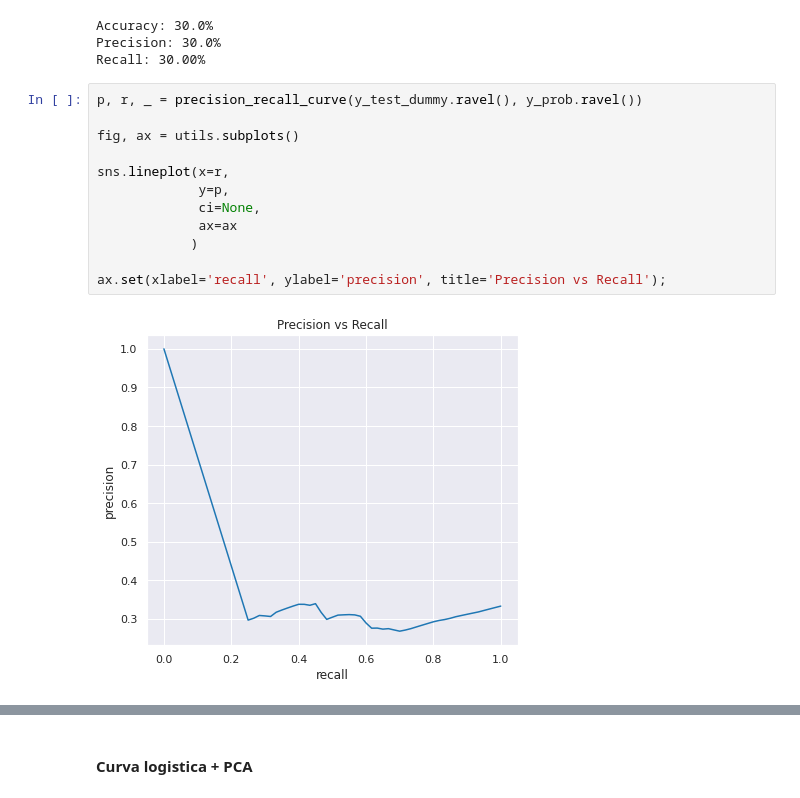
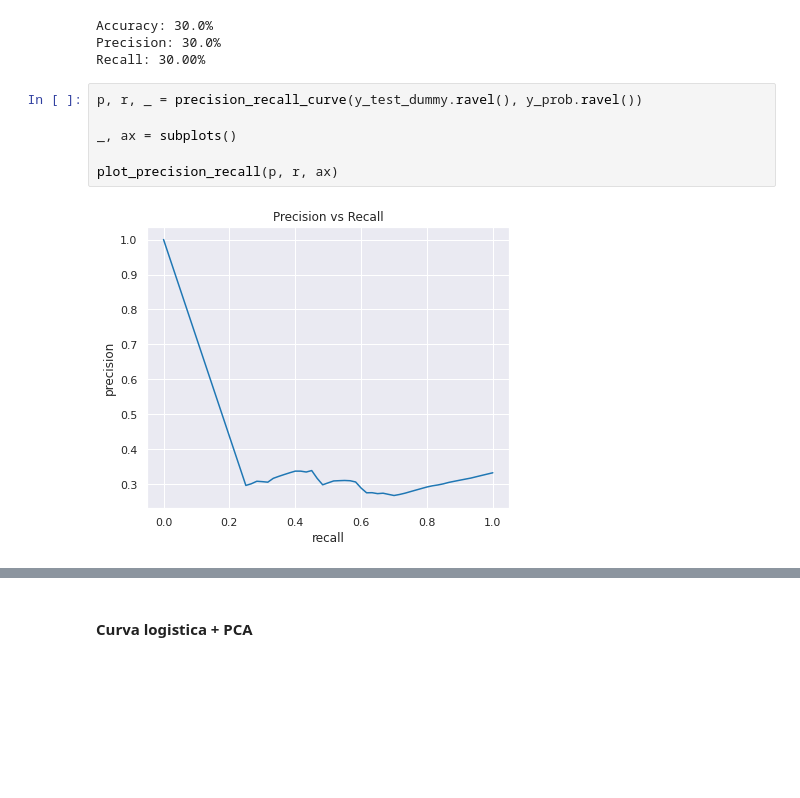
Before and after one commit to thesfinox/demo-liceo, a Jupyter notebook: demo_20210527.ipynb, the cells around one changed output, grey strips where cells are left out. Cells and saved outputs as stored; diff of their text form; blank space fills up the shorter version.

```diff
--- a/demo_20210527.ipynb
+++ b/demo_20210527.ipynb
@@ -240,16 +254,10 @@ Recall: 30.00%
 # %%
 p, r, _ = precision_recall_curve(y_test_dummy.ravel(), y_prob.ravel())
 
-fig, ax = utils.subplots()
+_, ax = subplots()
 
-sns.lineplot(x=r,
-             y=p,
-             ci=None,
-             ax=ax
-            )
-
-ax.set(xlabel='recall', ylabel='precision', title='Precision vs Recall');
+plot_precision_recall(p, r, ax)
 # %% [output]
-[figure, old version]
+[figure, new version]
 # %%
 fpr, tpr, _ = roc_curve(y_test_dummy.ravel(), y_prob.ravel())
```
Also changed, not shown: parts of 60 cells of this notebook, 3 other files.
